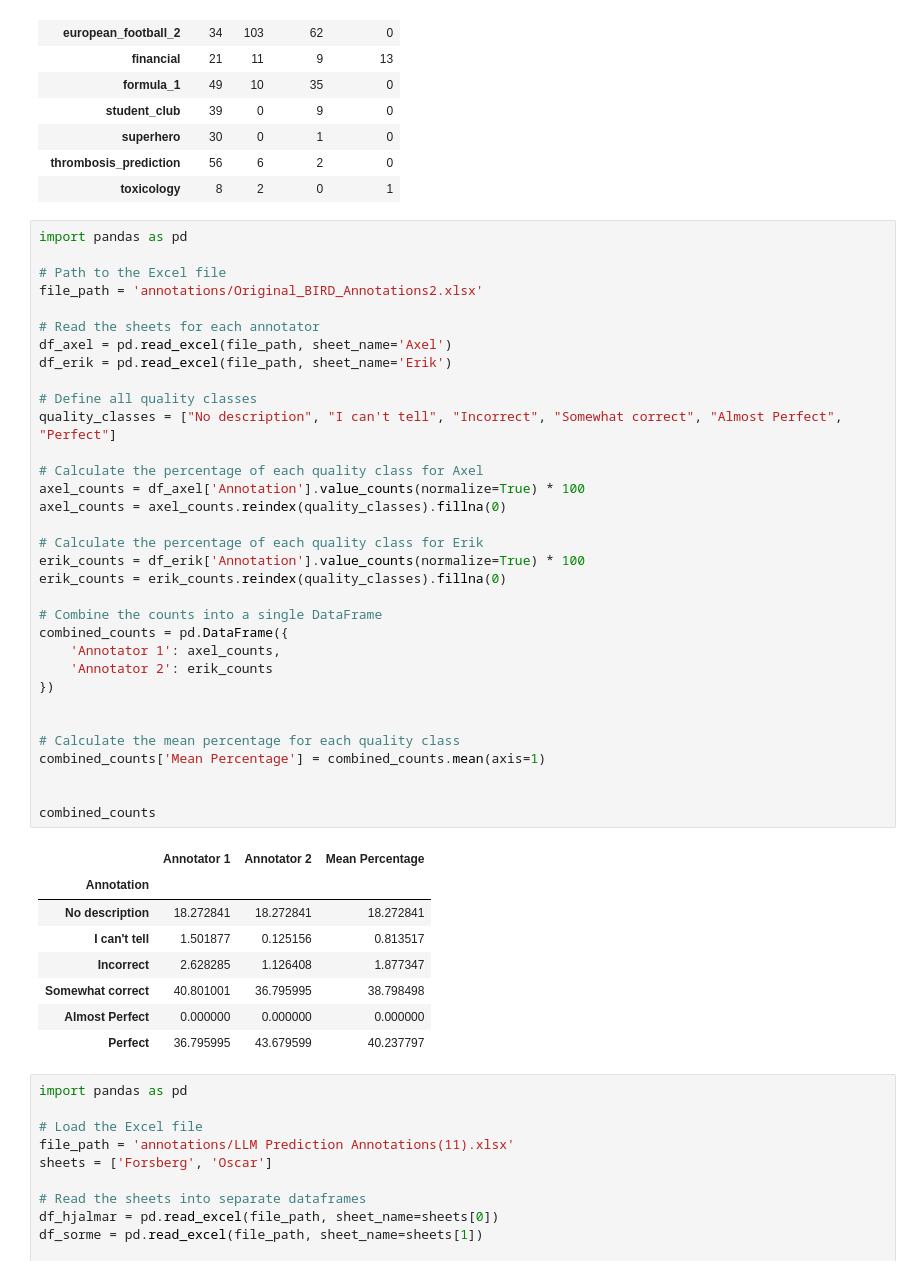
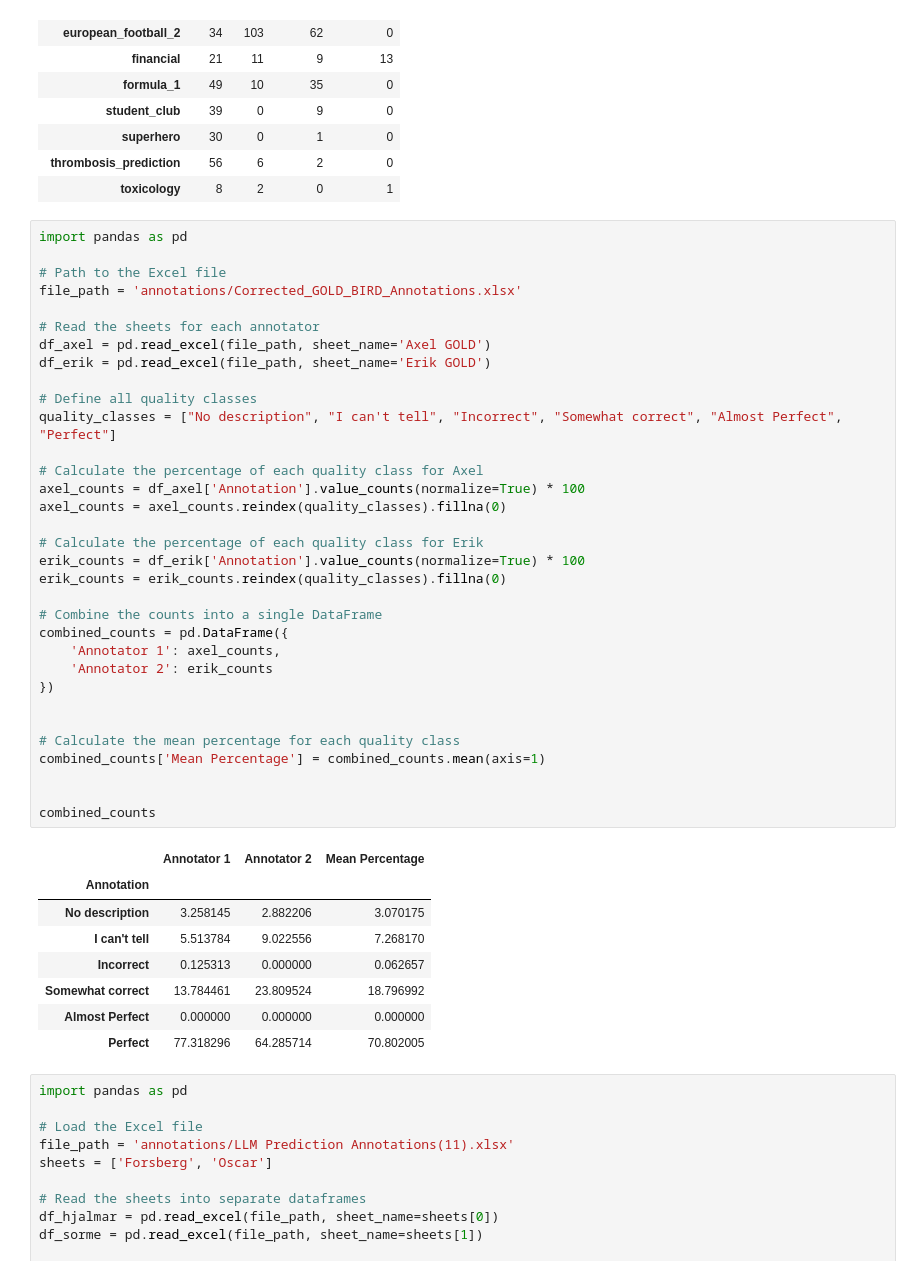
Before and after one commit to niklaswretblad/Synthetic-SQL-Column-Descriptions-for-Text-to-SQL, a Jupyter notebook: stats_and_plots.ipynb, the cells around one changed output. Cells and saved outputs as stored; diff of their text form.

```diff
--- a/stats_and_plots.ipynb
+++ b/stats_and_plots.ipynb
@@ -175,44 +175,44 @@ difficulty_counts
 import pandas as pd
 
 # Path to the Excel file
-file_path = 'annotations/Original_BIRD_Annotations2.xlsx'
+file_path = 'annotations/Corrected_GOLD_BIRD_Annotations.xlsx'
 
 # Read the sheets for each annotator
-df_axel = pd.read_excel(file_path, sheet_name='Axel')
-df_erik = pd.read_excel(file_path, sheet_name='Erik')
+df_axel = pd.read_excel(file_path, sheet_name='Axel GOLD')
+df_erik = pd.read_excel(file_path, sheet_name='Erik GOLD')
 
 # Define all quality classes
 quality_classes = ["No description", "I can't tell", "Incorrect", "Somewhat correct", "Almost Perfect", "Perfect"]
 
 # Calculate the percentage of each quality class for Axel
 axel_counts = df_axel['Annotation'].value_counts(normalize=True) * 100
 axel_counts = axel_counts.reindex(quality_classes).fillna(0)
 
 # Calculate the percentage of each quality class for Erik
 erik_counts = df_erik['Annotation'].value_counts(normalize=True) * 100
 erik_counts = erik_counts.reindex(quality_classes).fillna(0)
 
 # Combine the counts into a single DataFrame
 combined_counts = pd.DataFrame({
     'Annotator 1': axel_counts,
     'Annotator 2': erik_counts
 })
 
 
 # Calculate the mean percentage for each quality class
 combined_counts['Mean Percentage'] = combined_counts.mean(axis=1)
 
 
 combined_counts
 # %% [output]
 |  | Annotator 1 | Annotator 2 | Mean Percentage |
 | Annotation |  |  |  |
-| No description | 18.272841 | 18.272841 | 18.272841 |
-| I can't tell | 1.501877 | 0.125156 | 0.813517 |
-| Incorrect | 2.628285 | 1.126408 | 1.877347 |
-| Somewhat correct | 40.801001 | 36.795995 | 38.798498 |
+| No description | 3.258145 | 2.882206 | 3.070175 |
+| I can't tell | 5.513784 | 9.022556 | 7.268170 |
+| Incorrect | 0.125313 | 0.000000 | 0.062657 |
+| Somewhat correct | 13.784461 | 23.809524 | 18.796992 |
 | Almost Perfect | 0.000000 | 0.000000 | 0.000000 |
-| Perfect | 36.795995 | 43.679599 | 40.237797 |
+| Perfect | 77.318296 | 64.285714 | 70.802005 |
 # %%
 import pandas as pd
 
```
Also changed, not shown: parts of 6 cells of this notebook, 10 other files.
